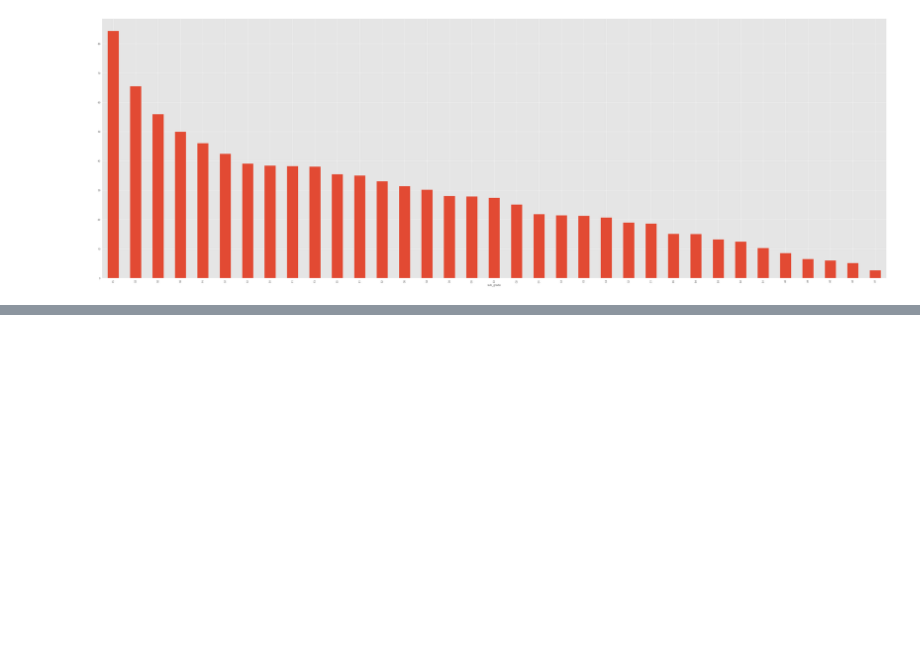
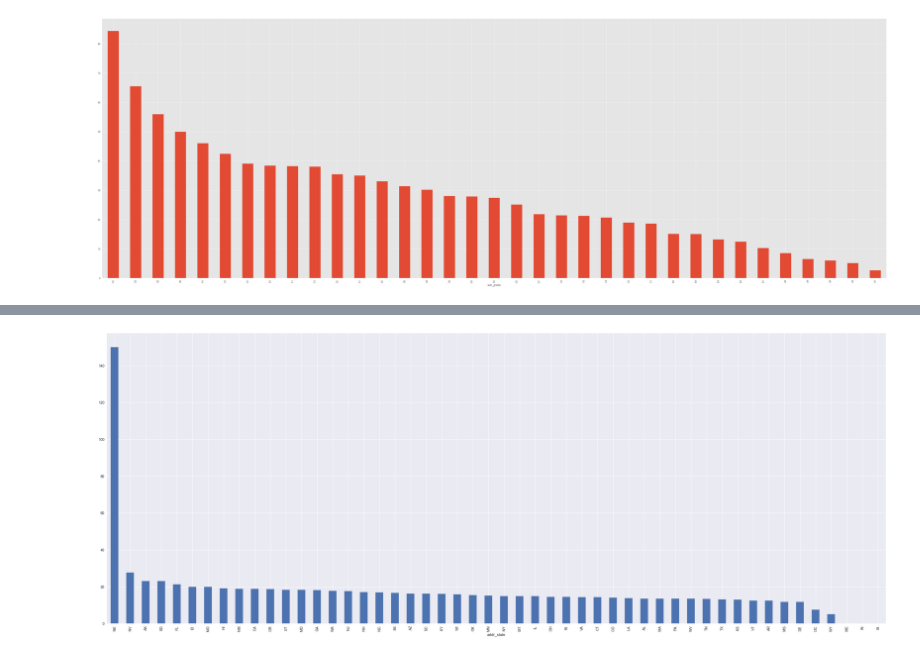
Before and after one commit to richwej/eda_projects, a Jupyter notebook: EDA - Lending Club.ipynb, the cells around one changed output, grey strips where cells are left out. Drawn from its saved outputs; the diff is of its cells as text; code cells hidden in the pictures; blank space fills up the shorter version.

```diff
--- a/EDA - Lending Club.ipynb
+++ b/EDA - Lending Club.ipynb
@@ -1157,0 +1187,10 @@ plt.show()
+# %%
+#what state have the highest default ratio.., we can see that.. let's do a reanalysis
+ct_state['ratio'] = (ct_state[1]/ct_state[0])*100
+# %%
+plt.figure()
+plt.style.use('seaborn')
+ct_state.ratio.sort_values(ascending = False).plot(kind = 'bar', figsize = (40,15))
+plt.show()
+# %% [output]
+[figure, added]
```
Also changed, not shown: parts of 24 cells of this notebook.
